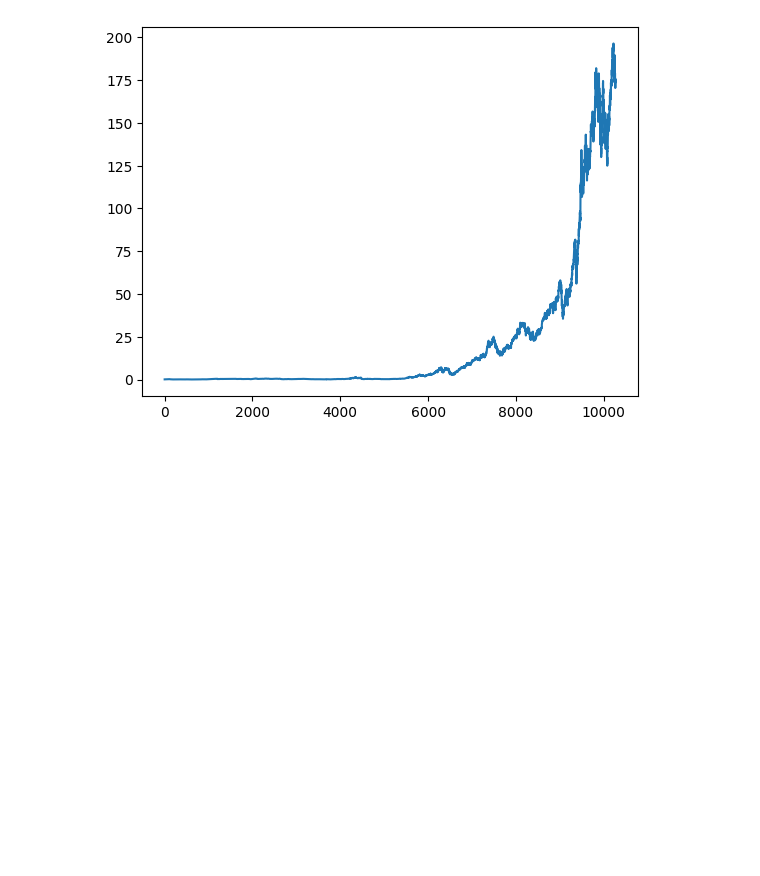
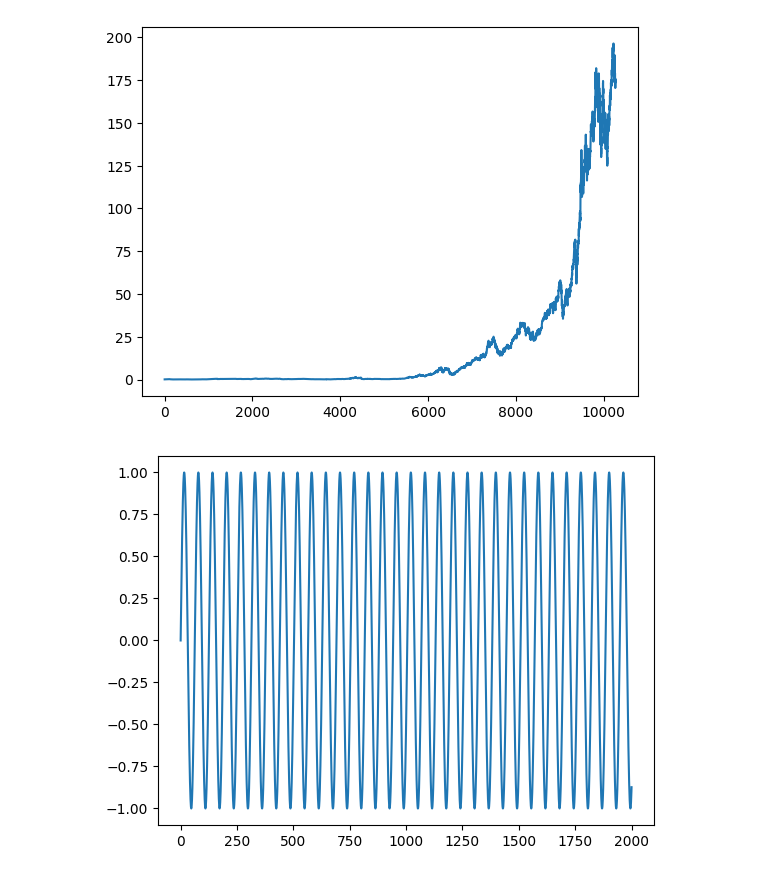
Before and after one commit to clo3olb/trader_ai, a Jupyter notebook: predictor/dataset/dataset_analysis.ipynb, the cells around one changed output. Saved outputs shown, nothing was run; the diff lists cells and outputs as text; code cells hidden in the pictures; blank space fills up the shorter version.

Commit message:
add sin wave prediction

```diff
--- a/predictor/dataset/dataset_analysis.ipynb
+++ b/predictor/dataset/dataset_analysis.ipynb
@@ -72,3 +72,32 @@ images[0].save(data_path + 'output.gif', save_all=True,
 
 if os.path.exists(image_path):
     os.system("rm -rf " + image_path)
+# %%
+
+
+import numpy as np
+import pandas as pd
+import matplotlib.pyplot as plt
+import os
+
+# values for sin waves
+x = np.linspace(0, 2000, 6757)
+y1 = np.sin(x * 0.1 + 2)
+y2 = np.sin(x * 0.1 + 3)
+y3 = np.sin(x * 0.1 + 5)
+y4 = np.sin(x * 0.1 + 12)
+
+plt.plot(x, y1)
+plt.show()
+
+# create timestamps
+timestamps = pd.date_range(start='1/1/2020', periods=6757, freq='H')
+
+# create a dataframe
+data = pd.DataFrame({'timestamp': timestamps, 'Close': y1,
+                    'High': y2, 'Low': y3, 'Open': y4})
+
+# save the dataframe to a CSV file
+data.to_csv('sin_wave.csv', index=False)
+# %% [output]
+[figure, added]
```
Also changed, not shown: 33 other files.
